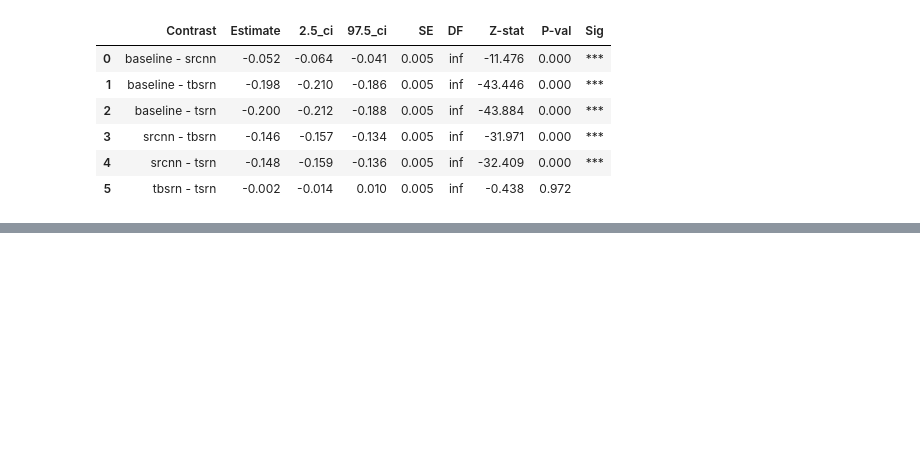
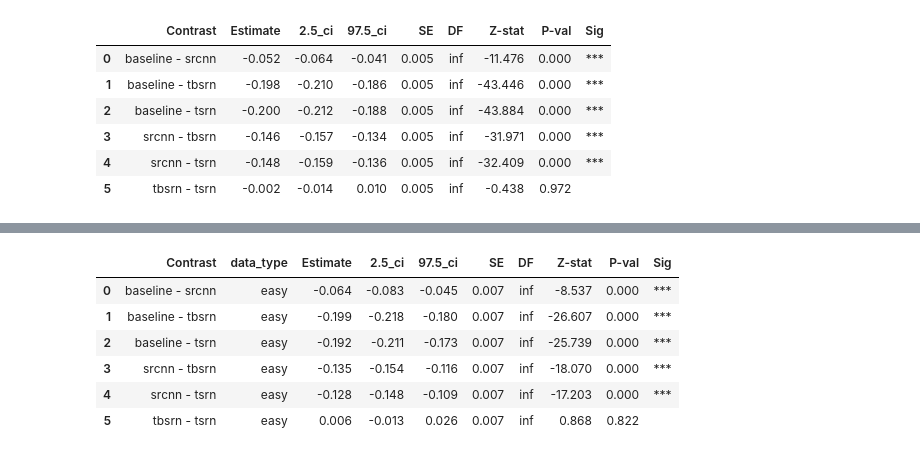
Before and after one commit to anhtu-phan/ocr-significance-testing, a Jupyter notebook: statistical_significant_testing.ipynb, the cells around one changed output, grey strips where cells are left out. Cells and saved outputs as stored; diff of their text form; code cells hidden in the pictures; blank space fills up the shorter version.

```diff
--- a/statistical_significant_testing.ipynb
+++ b/statistical_significant_testing.ipynb
@@ -149,0 +170,10 @@ print(post_hoc_results[1].to_latex(index=False))
+# %%
+post_hoc_results[1].query("data_type == 'easy'")
+# %% [output]
+|  | Contrast | data_type | Estimate | 2.5_ci | 97.5_ci | SE | DF | Z-stat | P-val | Sig |
+| 0 | baseline - srcnn | easy | -0.064 | -0.083 | -0.045 | 0.007 | inf | -8.537 | 0.000 | *** |
+| 1 | baseline - tbsrn | easy | -0.199 | -0.218 | -0.180 | 0.007 | inf | -26.607 | 0.000 | *** |
+| 2 | baseline - tsrn | easy | -0.192 | -0.211 | -0.173 | 0.007 | inf | -25.739 | 0.000 | *** |
+| 3 | srcnn - tbsrn | easy | -0.135 | -0.154 | -0.116 | 0.007 | inf | -18.070 | 0.000 | *** |
+| 4 | srcnn - tsrn | easy | -0.128 | -0.148 | -0.109 | 0.007 | inf | -17.203 | 0.000 | *** |
+| 5 | tbsrn - tsrn | easy | 0.006 | -0.013 | 0.026 | 0.007 | inf | 0.868 | 0.822 |  |
```
Also changed, not shown: parts of 14 cells of this notebook.
